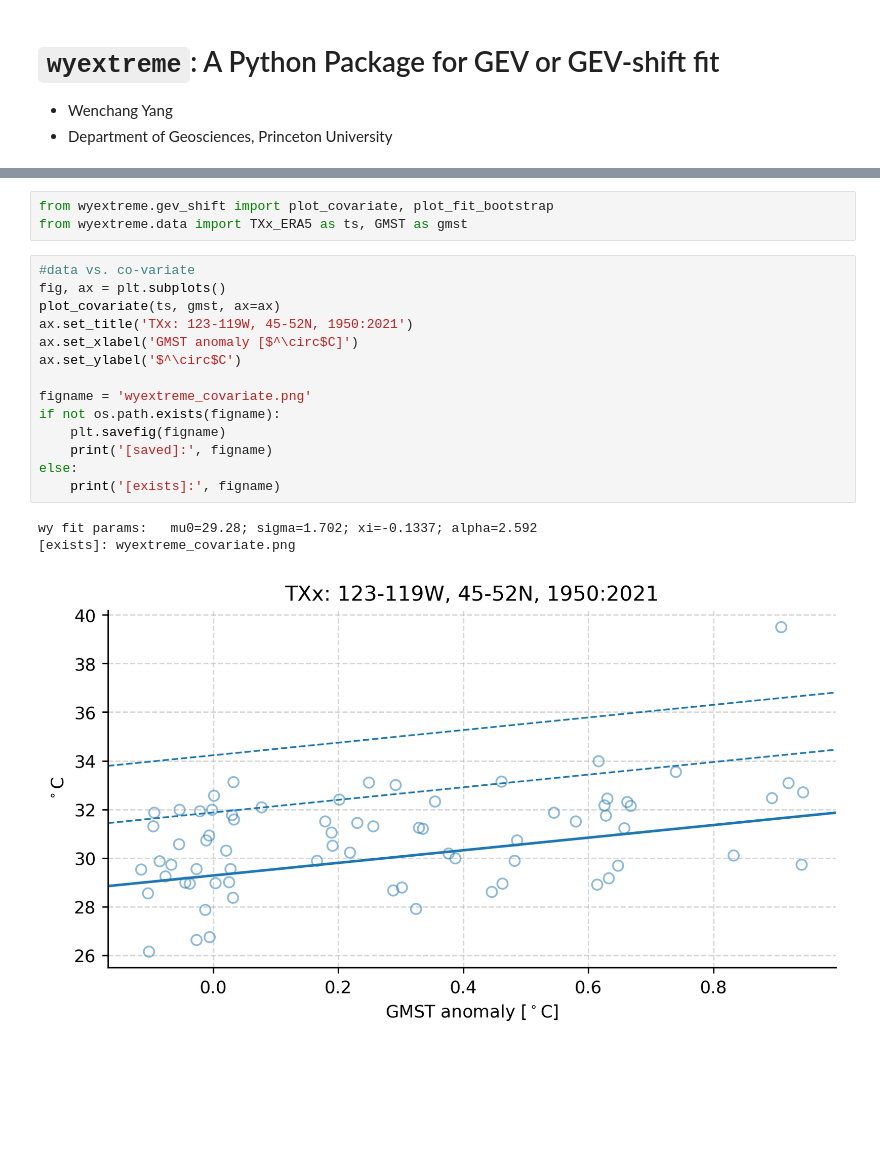
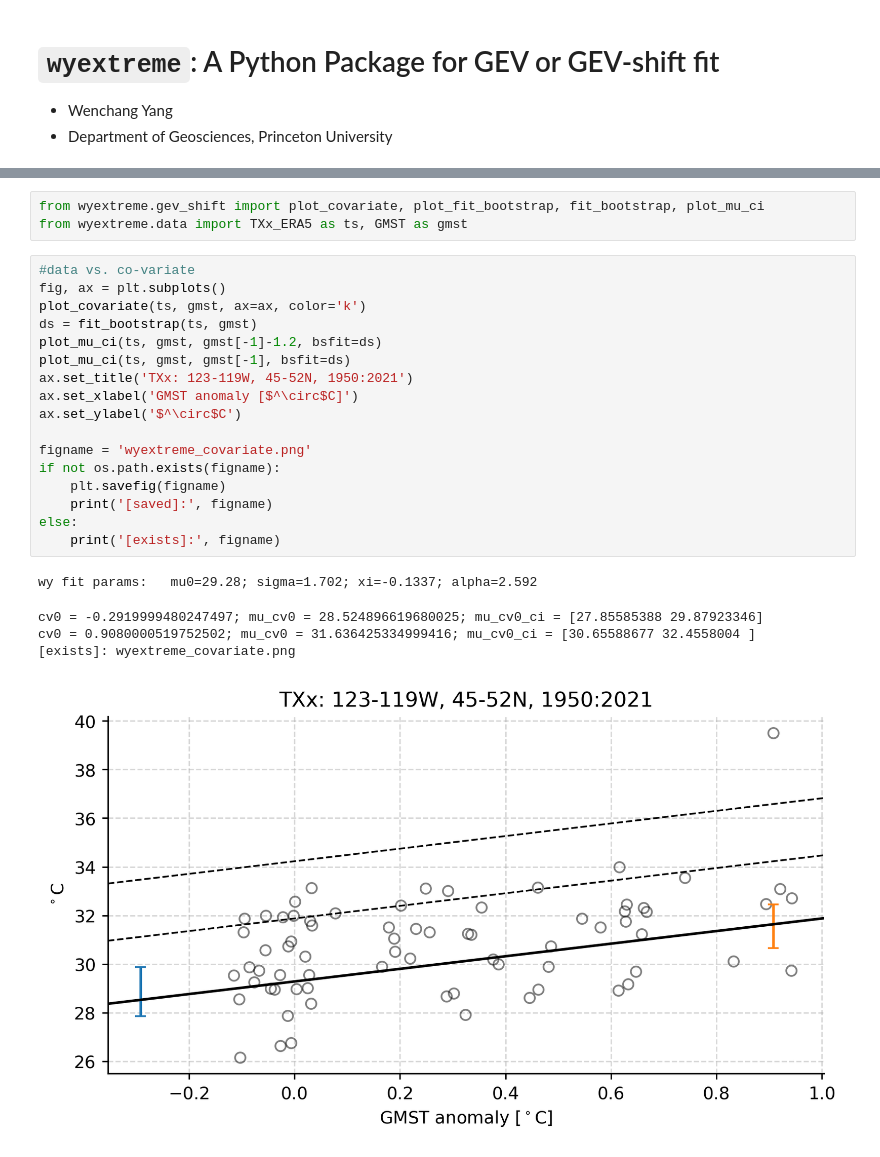
Before and after one commit to wy2136/wyextreme, a Jupyter notebook: example/wyextreme_example.ipynb, the cells around one changed output, grey strips where cells are left out. Drawn from its saved outputs; the diff is of its cells as text; blank space fills up the shorter version.

Commit message:
add plot_mu_ci to gev_shift.py

```diff
--- a/example/wyextreme_example.ipynb
+++ b/example/wyextreme_example.ipynb
@@ -25,26 +25,31 @@ plt.rcParams:
 [created]: def wysavefig(figname, **kws):
 [iPython config]: InlineBackend.figure_format ='retina'
 # %%
-from wyextreme.gev_shift import plot_covariate, plot_fit_bootstrap
+from wyextreme.gev_shift import plot_covariate, plot_fit_bootstrap, fit_bootstrap, plot_mu_ci
 from wyextreme.data import TXx_ERA5 as ts, GMST as gmst
 # %%
 #data vs. co-variate
 fig, ax = plt.subplots()
-plot_covariate(ts, gmst, ax=ax)
+plot_covariate(ts, gmst, ax=ax, color='k')
+ds = fit_bootstrap(ts, gmst)
+plot_mu_ci(ts, gmst, gmst[-1]-1.2, bsfit=ds)
+plot_mu_ci(ts, gmst, gmst[-1], bsfit=ds)
 ax.set_title('TXx: 123-119W, 45-52N, 1950:2021')
 ax.set_xlabel('GMST anomaly [$^\circ$C]')
 ax.set_ylabel('$^\circ$C')
 
 figname = 'wyextreme_covariate.png'
 if not os.path.exists(figname):
     plt.savefig(figname)
     print('[saved]:', figname)
 else:
     print('[exists]:', figname)
 # %% [output]
 wy fit params:   mu0=29.28; sigma=1.702; xi=-0.1337; alpha=2.592
-[exists]: wyextreme_covariate.png
+cv0 = -0.2919999480247497; mu_cv0 = 28.524896619680025; mu_cv0_ci = [27.85585388 29.87923346]
+cv0 = 0.9080000519752502; mu_cv0 = 31.636425334999416; mu_cv0_ci = [30.65588677 32.4558004 ]
+[exists]: wyextreme_covariate.png
-[figure, old version]
+[figure, new version]
 # %%
 #GEV-shift fit and bootstrap
 fig, ax = plt.subplots()
```
Also changed, not shown: parts of 2 cells of this notebook, 2 other files.
